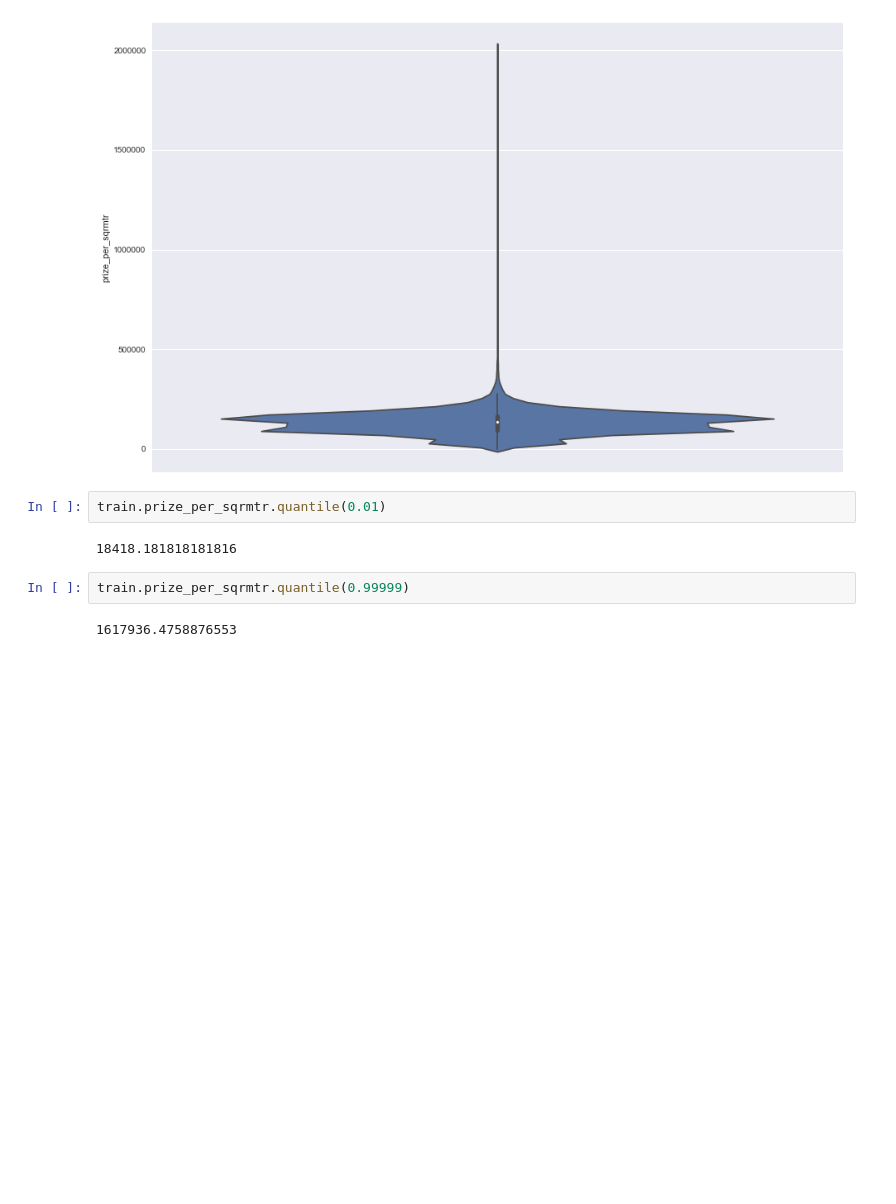
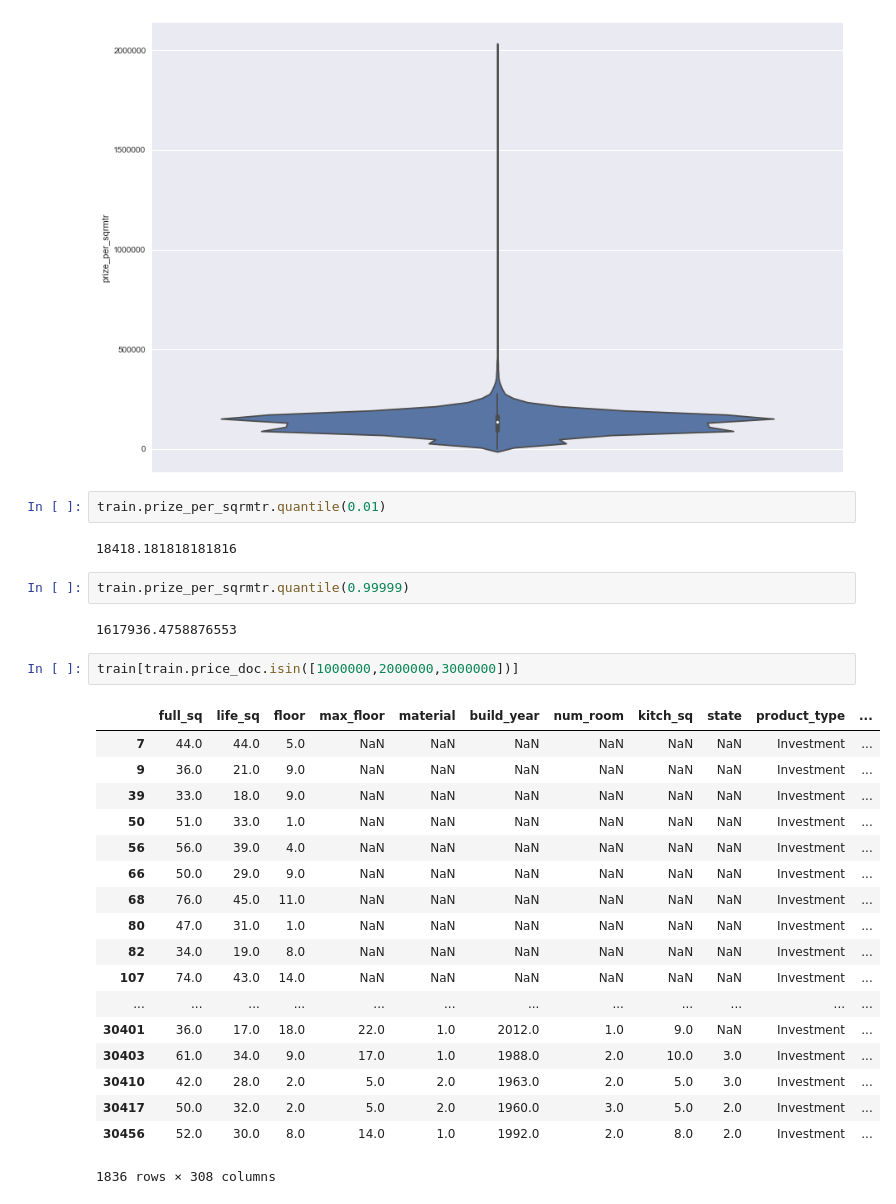
Before and after one commit to bhavesh0009/Sberbank-Russian-Housing-Market, a Jupyter notebook: Understanding price_doc.ipynb, the cells around one changed output. Cells and saved outputs as stored; diff of their text form; blank space fills up the shorter version.

```diff
--- a/Understanding price_doc.ipynb
+++ b/Understanding price_doc.ipynb
@@ -98,3 +98,24 @@ train.prize_per_sqrmtr.quantile(0.01)
 train.prize_per_sqrmtr.quantile(0.99999)
 # %% [output]
 1617936.4758876553
+# %%
+train[train.price_doc.isin([1000000,2000000,3000000])]
+# %% [output]
+|  | full_sq | life_sq | floor | max_floor | material | build_year | num_room | kitch_sq | state | product_type | ... |
+| 7 | 44.0 | 44.0 | 5.0 | NaN | NaN | NaN | NaN | NaN | NaN | Investment | ... |
+| 9 | 36.0 | 21.0 | 9.0 | NaN | NaN | NaN | NaN | NaN | NaN | Investment | ... |
+| 39 | 33.0 | 18.0 | 9.0 | NaN | NaN | NaN | NaN | NaN | NaN | Investment | ... |
+| 50 | 51.0 | 33.0 | 1.0 | NaN | NaN | NaN | NaN | NaN | NaN | Investment | ... |
+| 56 | 56.0 | 39.0 | 4.0 | NaN | NaN | NaN | NaN | NaN | NaN | Investment | ... |
+| 66 | 50.0 | 29.0 | 9.0 | NaN | NaN | NaN | NaN | NaN | NaN | Investment | ... |
+| 68 | 76.0 | 45.0 | 11.0 | NaN | NaN | NaN | NaN | NaN | NaN | Investment | ... |
+| 80 | 47.0 | 31.0 | 1.0 | NaN | NaN | NaN | NaN | NaN | NaN | Investment | ... |
+| 82 | 34.0 | 19.0 | 8.0 | NaN | NaN | NaN | NaN | NaN | NaN | Investment | ... |
+| 107 | 74.0 | 43.0 | 14.0 | NaN | NaN | NaN | NaN | NaN | NaN | Investment | ... |
+| ... | ... | ... | ... | ... | ... | ... | ... | ... | ... | ... | ... |
+| 30401 | 36.0 | 17.0 | 18.0 | 22.0 | 1.0 | 2012.0 | 1.0 | 9.0 | NaN | Investment | ... |
+| 30403 | 61.0 | 34.0 | 9.0 | 17.0 | 1.0 | 1988.0 | 2.0 | 10.0 | 3.0 | Investment | ... |
+| 30410 | 42.0 | 28.0 | 2.0 | 5.0 | 2.0 | 1963.0 | 2.0 | 5.0 | 3.0 | Investment | ... |
+| 30417 | 50.0 | 32.0 | 2.0 | 5.0 | 2.0 | 1960.0 | 3.0 | 5.0 | 2.0 | Investment | ... |
+| 30456 | 52.0 | 30.0 | 8.0 | 14.0 | 1.0 | 1992.0 | 2.0 | 8.0 | 2.0 | Investment | ... |
+1836 rows × 308 columns
```
Also changed, not shown: 2 other files.
